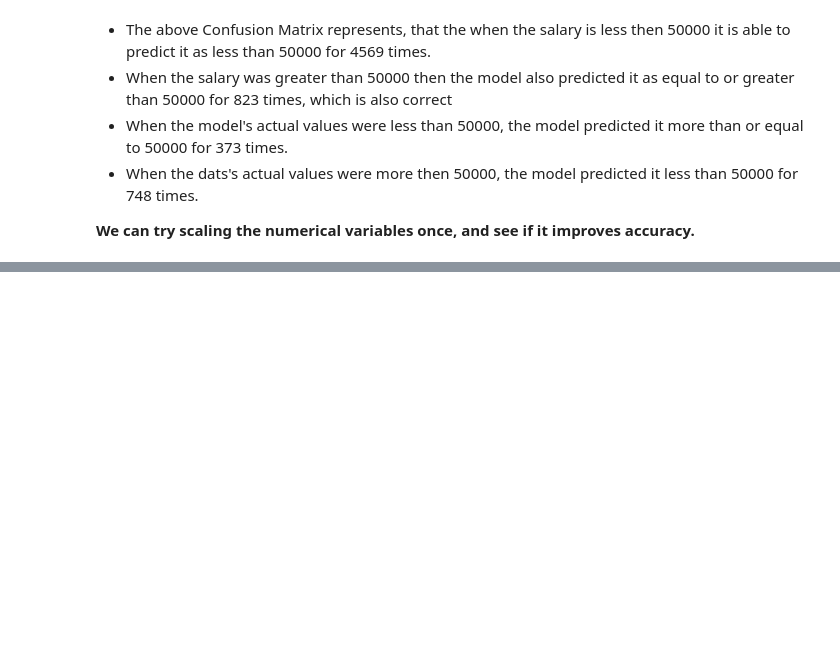
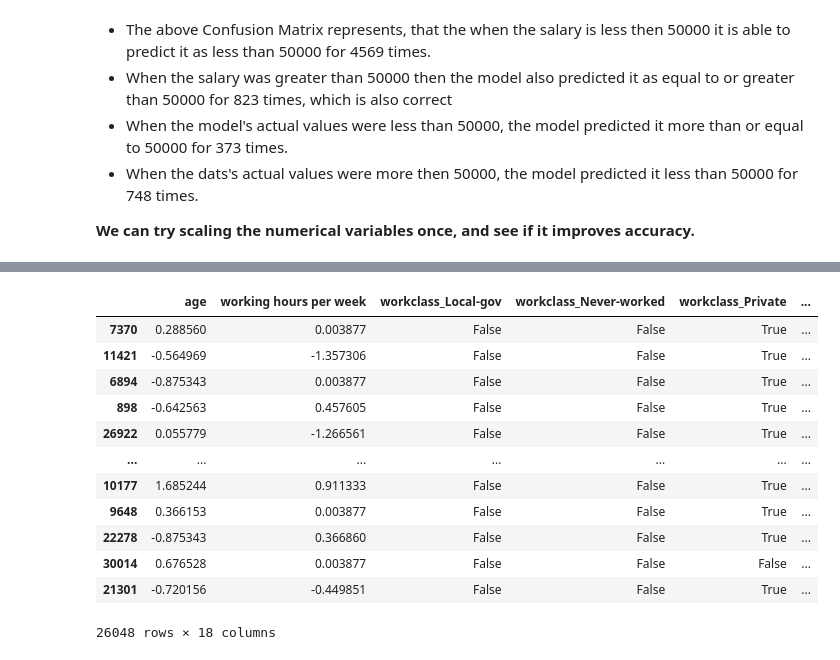
Before and after one commit to nikhil4859/Logistic-Regression, a Jupyter notebook: Salary_Prediction _Data.ipynb, the cells around one changed output, grey strips where cells are left out. Saved outputs shown, nothing was run; the diff lists cells and outputs as text; code cells hidden in the pictures; blank space fills up the shorter version.

```diff
--- a/Salary_Prediction _Data.ipynb
+++ b/Salary_Prediction _Data.ipynb
@@ -575,0 +665,20 @@ plt.show()
+# %%
+X_train_sc[['age', 'working hours per week']] = scaler.fit_transform(
+    X_train_sc[['age', 'working hours per week']]
+)
+
+X_train_sc
+# %% [output]
+|  | age | working hours per week | workclass_Local-gov | workclass_Never-worked | workclass_Private | ... |
+| 7370 | 0.288560 | 0.003877 | False | False | True | ... |
+| 11421 | -0.564969 | -1.357306 | False | False | True | ... |
+| 6894 | -0.875343 | 0.003877 | False | False | True | ... |
+| 898 | -0.642563 | 0.457605 | False | False | True | ... |
+| 26922 | 0.055779 | -1.266561 | False | False | True | ... |
+| ... | ... | ... | ... | ... | ... | ... |
+| 10177 | 1.685244 | 0.911333 | False | False | True | ... |
+| 9648 | 0.366153 | 0.003877 | False | False | True | ... |
+| 22278 | -0.875343 | 0.366860 | False | False | True | ... |
+| 30014 | 0.676528 | 0.003877 | False | False | False | ... |
+| 21301 | -0.720156 | -0.449851 | False | False | True | ... |
+26048 rows × 18 columns
```
Also changed, not shown: parts of 14 cells of this notebook.
